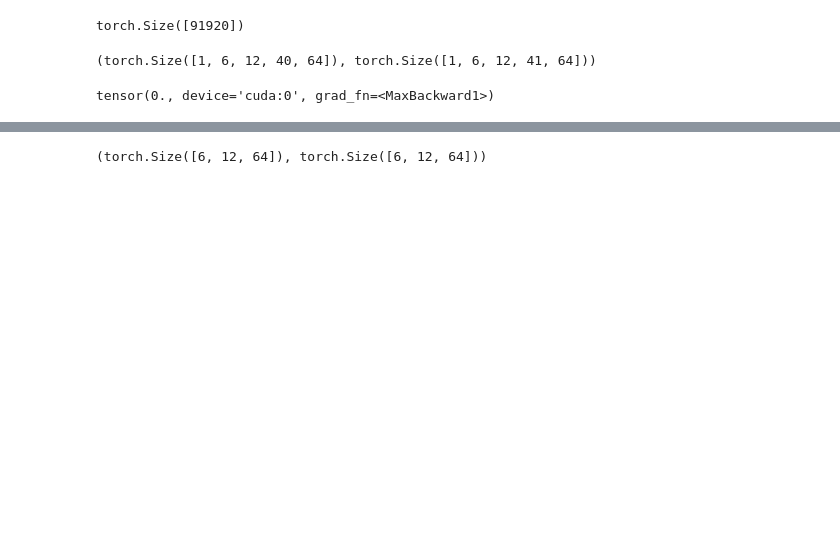
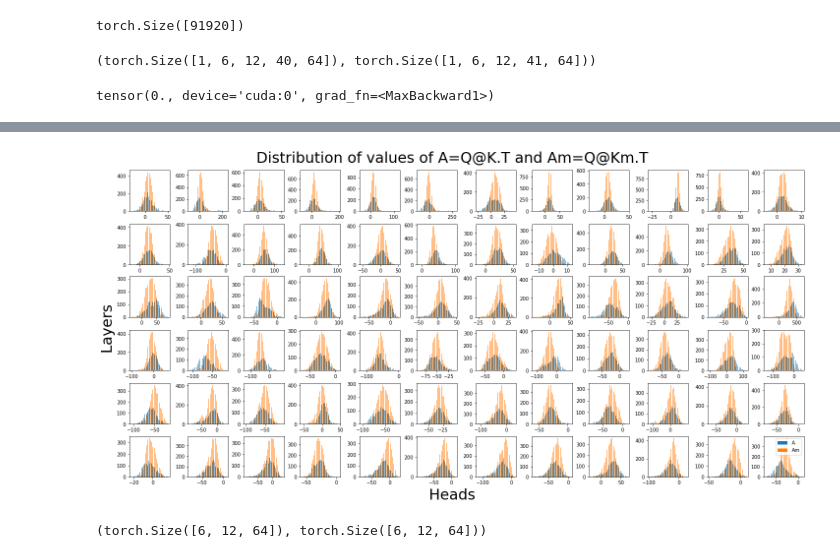
Before and after one commit to akarshkumar0101/transformer-memory, a Jupyter notebook: dead_memories.ipynb, the cells around one changed output, grey strips where cells are left out. Saved outputs shown, nothing was run; the diff lists cells and outputs as text; code cells hidden in the pictures; blank space fills up the shorter version.

```diff
--- a/dead_memories.ipynb
+++ b/dead_memories.ipynb
@@ -251,19 +303,12 @@ Step 900
 # %%
 Q, K, V = Qs[-1], Ks[-1], Vs[-1]
 A = Q@K.transpose(-1, -2)
 Am = Q@hm.Km.transpose(-1, -2)
 
-def viz_A_Am_distribution(A, Am):
-    subplot_layers_heads(
-        lambda l, h: [plt.hist([to_np(A[l, h].flatten()), to_np(Am[l, h].flatten())], bins=30, label=['A', 'Am'])],
-        # 1,1,
-        sharex=False, sharey=False,
-    )
-    plt.legend()
-    plt.suptitle('Distribution of values of A=Q@K.T and Am=Q@Km.T', fontsize=30)
-
-viz
+viz.viz_A_Am_distribution(A, Am)
 plt.show()
+# %% [output]
+[figure, added]
 # %%
 a = Ks.mean(dim=-2).mean(dim=0)
 b = hm.Km.mean(dim=-2)
```
Also changed, not shown: parts of 10 cells of this notebook, 4 other files.
